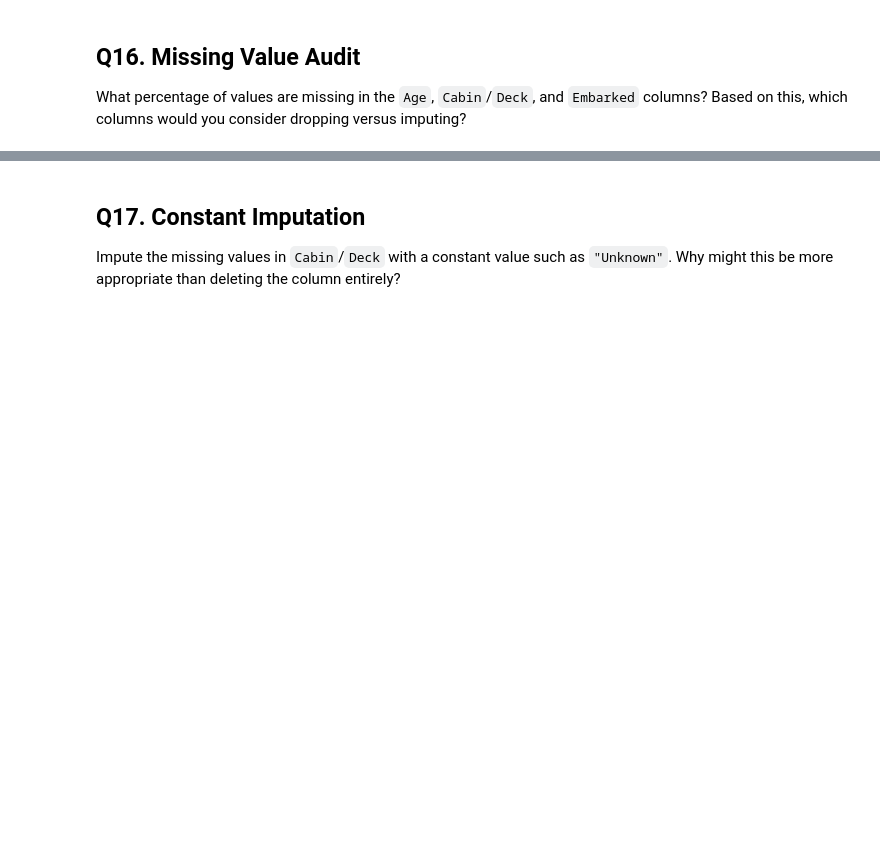
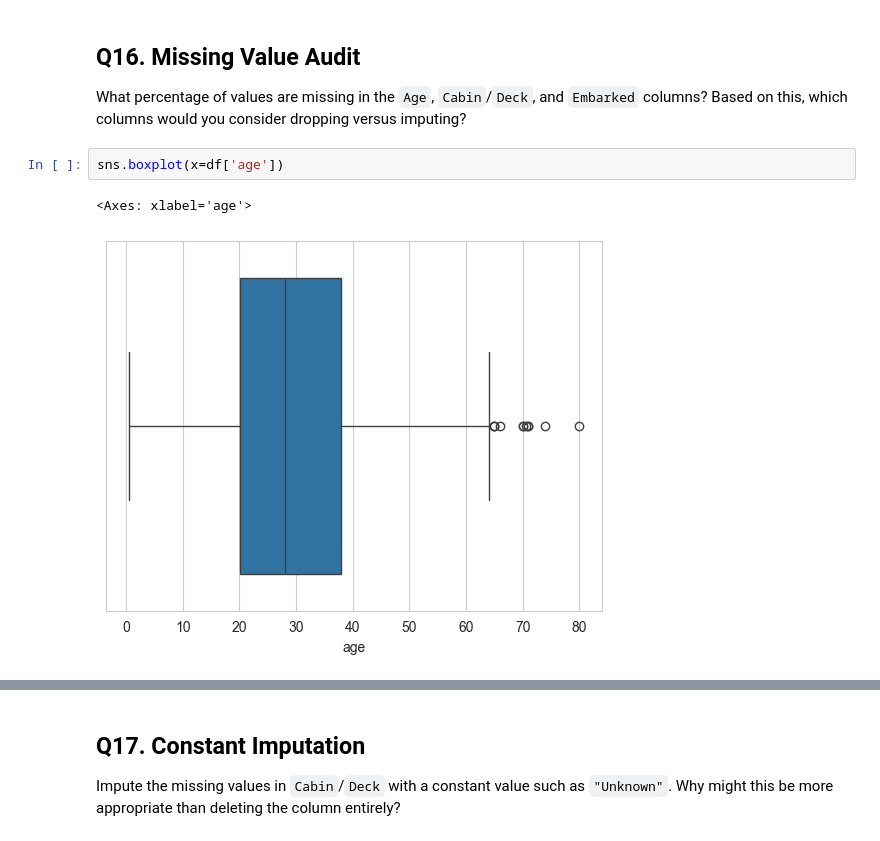
Before and after one commit to Arpit1825/MachineLearning, a Jupyter notebook: Session_-2_Exercise.ipynb, the cells around one changed output, grey strips where cells are left out. Cells and saved outputs as stored; diff of their text form; blank space fills up the shorter version.

```diff
--- a/Session_-2_Exercise.ipynb
+++ b/Session_-2_Exercise.ipynb
@@ -409,3 +424,8 @@ dispersion
 # %% [markdown]
 ## Q16. Missing Value Audit
 What percentage of values are missing in the `Age`, `Cabin`/`Deck`, and `Embarked` columns? Based on this, which columns would you consider dropping versus imputing?
+# %%
+sns.boxplot(x=df['age'])
+# %% [output]
+<Axes: xlabel='age'>
+[figure, added]
```
Also changed, not shown: parts of 17 cells of this notebook, 2 other files.
